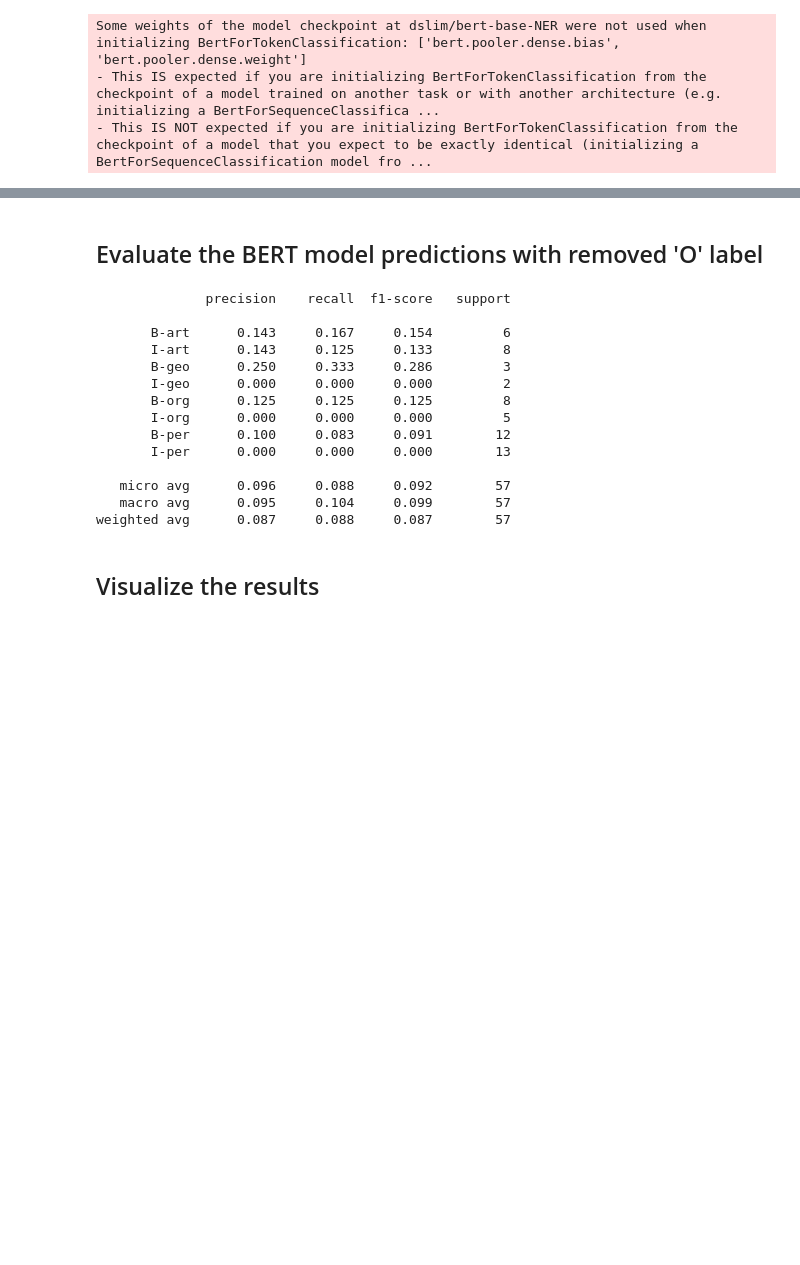
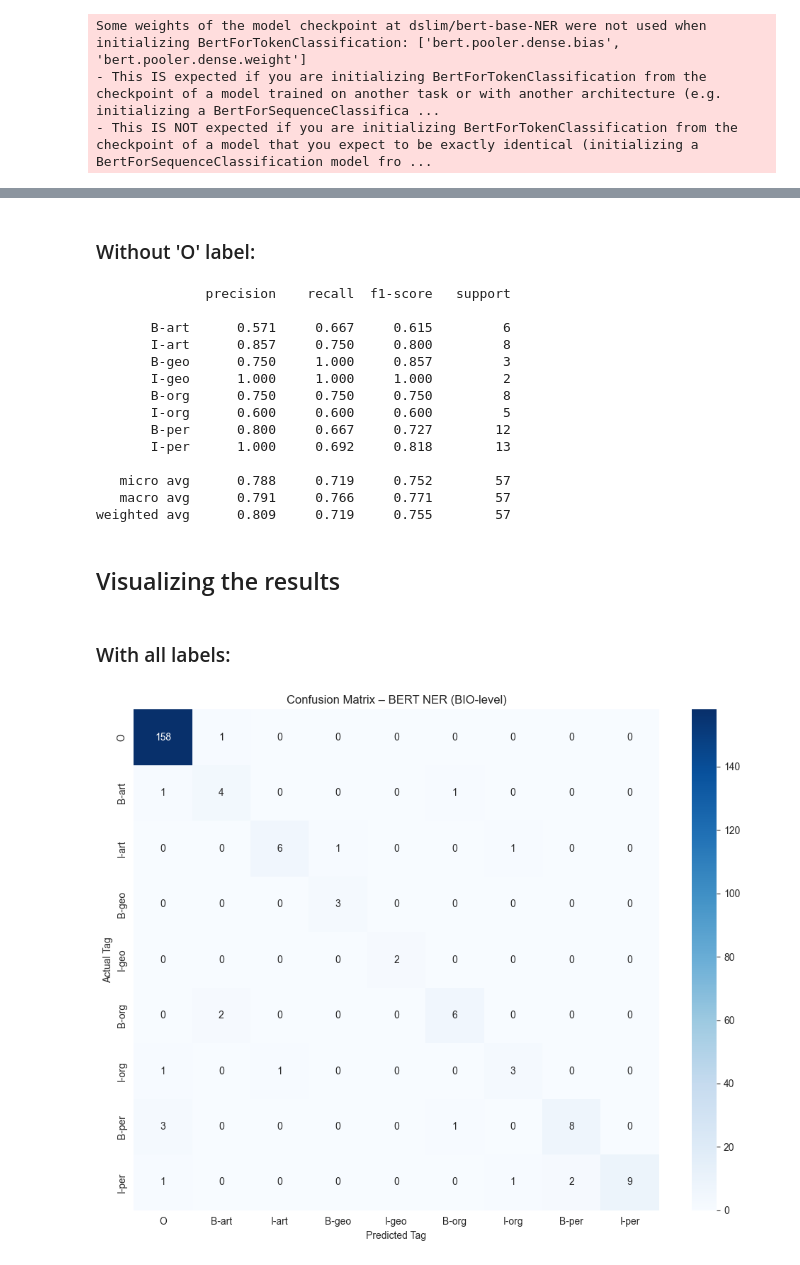
Before and after one commit to watjurk/vrije-project-TM, a Jupyter notebook: src/Bohdan_NERC.ipynb, the cells around one changed output, grey strips where cells are left out. Drawn from its saved outputs; the diff is of its cells as text; code cells hidden in the pictures; blank space fills up the shorter version.

```diff
--- a/src/Bohdan_NERC.ipynb
+++ b/src/Bohdan_NERC.ipynb
@@ -300,0 +345,8 @@ Some weights of the model checkpoint at dslim/bert-base-NER were not used when i
+# %%
+test_data = []
+for sentence in test_sentences:
+    new_sentence = []
+    for word in sentence:
+        new_sentence.append(word[0])
+
+    test_data.append(" ".join(new_sentence))
@@ -301,3 +355,3 @@ Some weights of the model checkpoint at dslim/bert-base-NER were not used when i
 # %%
-bert_predictions, raw_outputs = bert_model.predict(test_sentences)
+bert_predictions, raw_outputs = bert_model.predict(test_data)
 # %% [markdown]
@@ -356,10 +410,9 @@ weighted avg      0.588     0.606     0.597       216
 # %% [markdown]
-## Evaluate the BERT model predictions with removed 'O' label
+### Without 'O' label:
 # %%
 labels.remove('O')
-metrics.flat_f1_score(y_test, converted_bert_predictions,
-                      average='weighted', labels=labels)
-
+# metrics.flat_f1_score(y_test, converted_bert_predictions,
+#                       average='weighted', labels=labels)
 sorted_labels = sorted(
     labels,
     key=lambda name: (name[1:], name[0])
@@ -370,17 +423,50 @@ print(metrics.flat_classification_report(
 # %% [output]
               precision    recall  f1-score   support
 
-       B-art      0.143     0.167     0.154         6
-       I-art      0.143     0.125     0.133         8
-       B-geo      0.250     0.333     0.286         3
-       I-geo      0.000     0.000     0.000         2
-       B-org      0.125     0.125     0.125         8
-       I-org      0.000     0.000     0.000         5
-       B-per      0.100     0.083     0.091        12
-       I-per      0.000     0.000     0.000        13
+       B-art      0.571     0.667     0.615         6
+       I-art      0.857     0.750     0.800         8
+       B-geo      0.750     1.000     0.857         3
+       I-geo      1.000     1.000     1.000         2
+       B-org      0.750     0.750     0.750         8
+       I-org      0.600     0.600     0.600         5
+       B-per      0.800     0.667     0.727        12
+       I-per      1.000     0.692     0.818        13
 
-   micro avg      0.096     0.088     0.092        57
-   macro avg      0.095     0.104     0.099        57
-weighted avg      0.087     0.088     0.087        57
+   micro avg      0.788     0.719     0.752        57
+   macro avg      0.791     0.766     0.771        57
+weighted avg      0.809     0.719     0.755        57
 # %% [markdown]
-## Visualize the results
+## Visualizing the results
+# %% [markdown]
+### With all labels:
+# %%
+true_flat = []
+bert_pred_flat = []
+for sent in y_test:
+    for tag in sent:
+        true_flat.append(tag)
+
+for sent in converted_bert_predictions:
+    for tag in sent:
+        bert_pred_flat.append(tag)
+
+labels_bio = sorted(set(true_flat + bert_pred_flat), key=lambda x: (x[2:], x[0]))  # e.g. B-LOC before I-LOC
+
+cm = confusion_matrix(true_flat, bert_pred_flat, labels=labels_bio)
+
+plt.figure(figsize=(10, 8))
+sn.heatmap(
+    cm,
+    annot=True,
+    fmt='d',
+    cmap='Blues',
+    xticklabels=labels_bio,
+    yticklabels=labels_bio
+)
+plt.xlabel('Predicted Tag')
+plt.ylabel('Actual Tag')
+plt.title('Confusion Matrix – BERT NER (BIO-level)')
+plt.tight_layout()
+plt.show()
+# %% [output]
+[figure, added]
```
Also changed, not shown: parts of 38 cells of this notebook, 1 other file.
